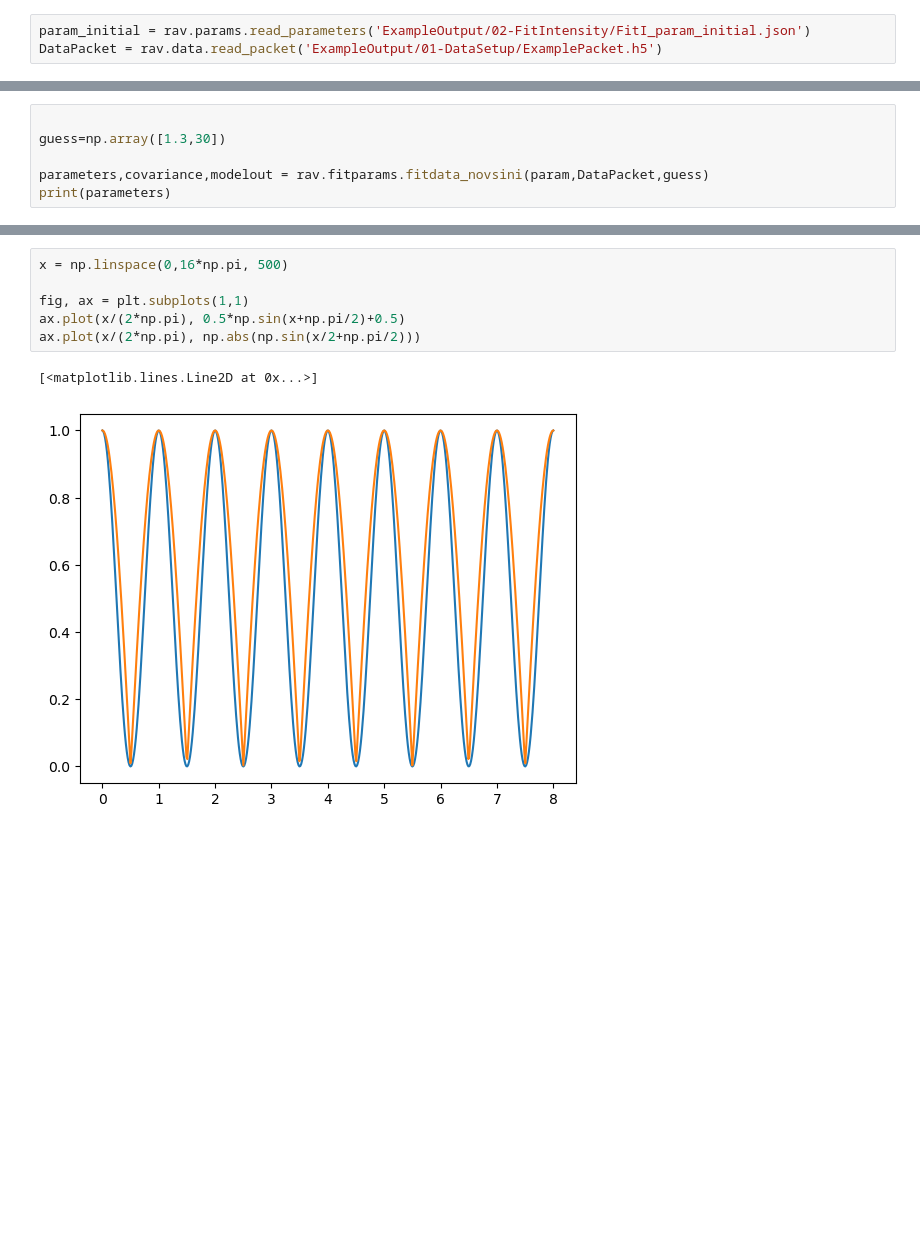
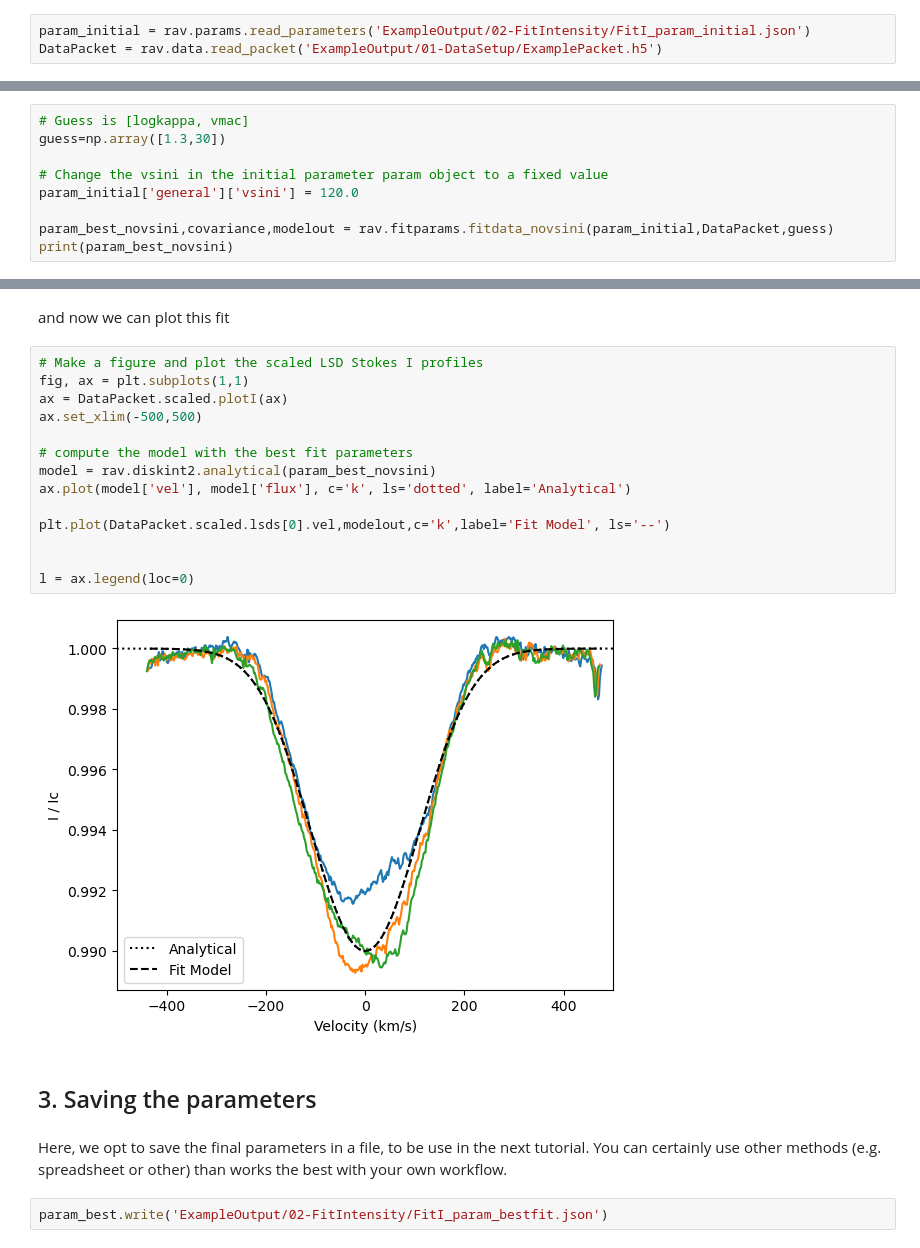
Before and after one commit to veropetit/pyRaven, a Jupyter notebook: JupyterBook/SimpleApplication/02-FitIntensity.ipynb, the cells around one changed output, grey strips where cells are left out. Drawn from its saved outputs; the diff is of its cells as text; blank space fills up the shorter version.

```diff
--- a/JupyterBook/SimpleApplication/02-FitIntensity.ipynb
+++ b/JupyterBook/SimpleApplication/02-FitIntensity.ipynb
@@ -262,7 +260,10 @@ Additionally, we can also perform a fit of kappa and vmac while keeping vsini fi
 # %%
-
+# Guess is [logkappa, vmac]
 guess=np.array([1.3,30])
 
-parameters,covariance,modelout = rav.fitparams.fitdata_novsini(param,DataPacket,guess)
-print(parameters)
+# Change the vsini in the initial parameter param object to a fixed value
+param_initial['general']['vsini'] = 120.0
+
+param_best_novsini,covariance,modelout = rav.fitparams.fitdata_novsini(param_initial,DataPacket,guess)
+print(param_best_novsini)
 # %% [output]
@@ -286,9 +283,24 @@ plt.legend()
-# %%
-x = np.linspace(0,16*np.pi, 500)
-
-fig, ax = plt.subplots(1,1)
-ax.plot(x/(2*np.pi), 0.5*np.sin(x+np.pi/2)+0.5)
-ax.plot(x/(2*np.pi), np.abs(np.sin(x/2+np.pi/2)))
-# %% [output]
-[<matplotlib.lines.Line2D at 0x...>]
-[figure, removed]
+# %% [markdown]
+and now we can plot this fit
+# %%
+# Make a figure and plot the scaled LSD Stokes I profiles
+fig, ax = plt.subplots(1,1)
+ax = DataPacket.scaled.plotI(ax)
+ax.set_xlim(-500,500)
+
+# compute the model with the best fit parameters
+model = rav.diskint2.analytical(param_best_novsini)
+ax.plot(model['vel'], model['flux'], c='k', ls='dotted', label='Analytical')
+
+plt.plot(DataPacket.scaled.lsds[0].vel,modelout,c='k',label='Fit Model', ls='--')
+
+
+l = ax.legend(loc=0)
+# %% [output]
+[figure, added]
+# %% [markdown]
+## 3. Saving the parameters
+# %% [markdown]
+Here, we opt to save the final parameters in a file, to be use in the next tutorial. You can certainly use other methods (e.g. spreadsheet or other) than works the best with your own workflow.
+# %%
+param_best.write('ExampleOutput/02-FitIntensity/FitI_param_bestfit.json')
```
Also changed, not shown: parts of 15 cells of this notebook, 26 other files.
